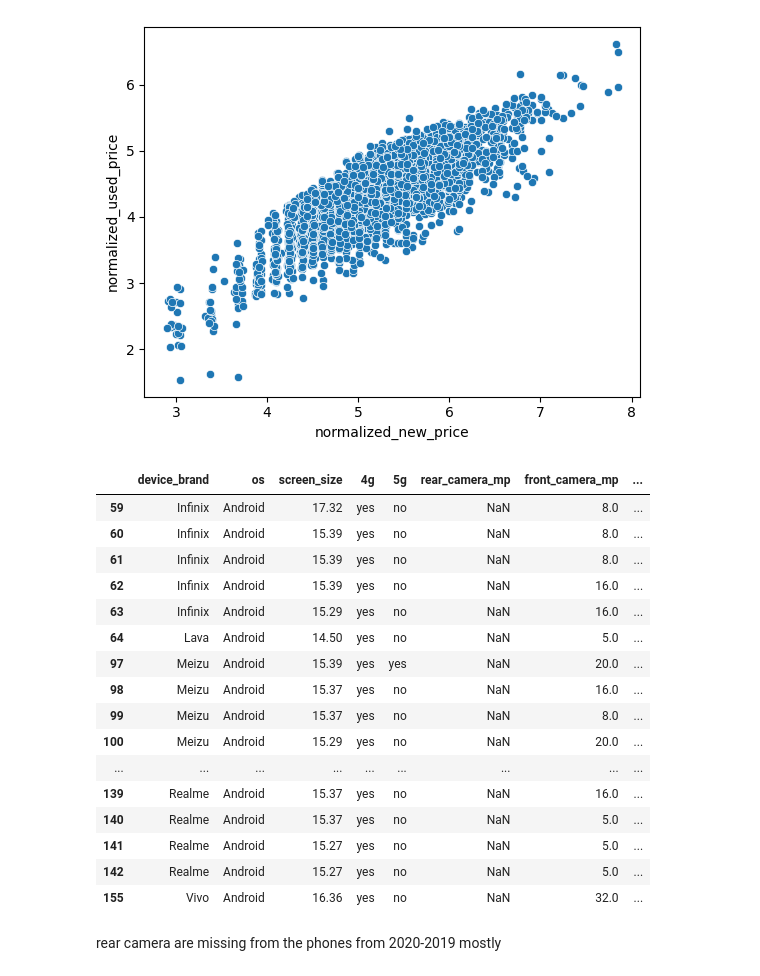
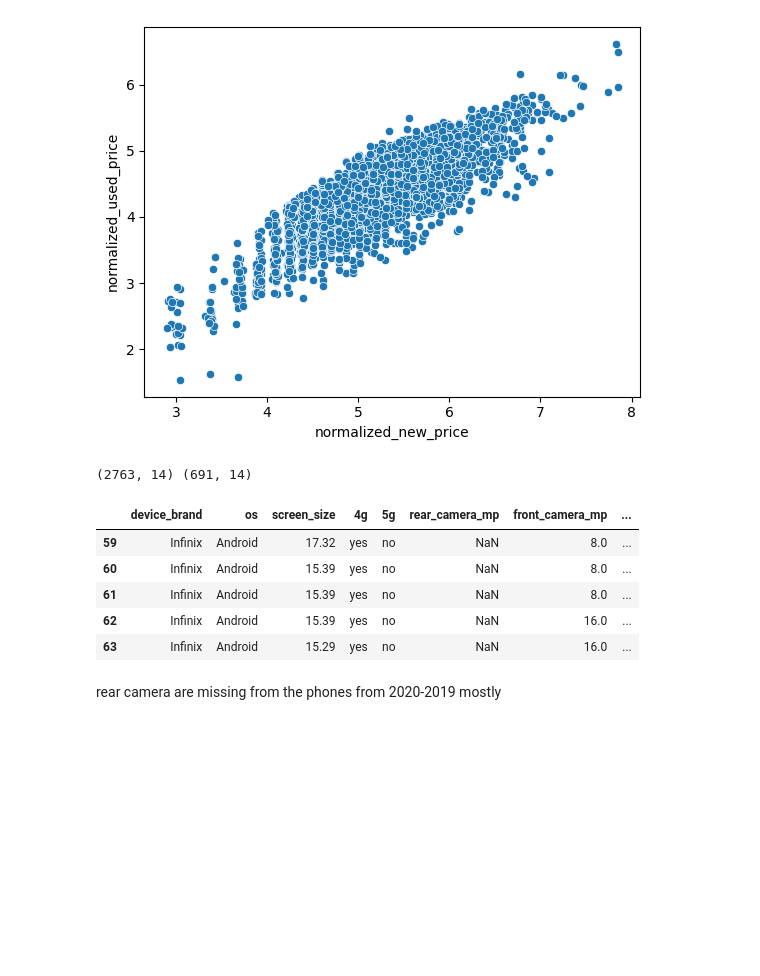
Before and after one commit to hussainmaroof98-oss/used_phone_prize_prediction, a Jupyter notebook: used_phone_price.ipynb, the cells around one changed output. Cells and saved outputs as stored; diff of their text form; code cells hidden in the pictures; blank space fills up the shorter version.

```diff
--- a/used_phone_price.ipynb
+++ b/used_phone_price.ipynb
@@ -7,7 +7,7 @@ import matplotlib.pyplot as plt
 import seaborn as sns
 
 
-df=pd.read_csv("/used_device_data.csv")
+df=pd.read_csv("/content/drive/MyDrive/used_device_data.csv")
 df.describe()
 # %% [output]
 |  | screen_size | rear_camera_mp | front_camera_mp | internal_memory | ram | battery | weight | ... |
@@ -158,27 +160,30 @@ sns.scatterplot(x="normalized_new_price", y="normalized_used_price", data=df)
 plt.show()
 # %% [output]
 [figure]
+# %%
+from sklearn.model_selection import train_test_split
+
+X = df.drop("normalized_used_price", axis=1)   # features
+y = df["normalized_used_price"]                # target
+
+X_train, X_test, y_train, y_test = train_test_split(
+    X, y, test_size=0.2, random_state=42
+)
+
+print(X_train.shape, X_test.shape)
+# %% [output]
+(2763, 14) (691, 14)
 # %%
 # 3. Who are the phones with missing rear camera?
-df[df["rear_camera_mp"].isnull()].head(30)
+df[df["rear_camera_mp"].isnull()].head(5)
+#we can adjust the value inside the head so to view wider range of data
 # %% [output]
 |  | device_brand | os | screen_size | 4g | 5g | rear_camera_mp | front_camera_mp | ... |
 | 59 | Infinix | Android | 17.32 | yes | no | NaN | 8.0 | ... |
 | 60 | Infinix | Android | 15.39 | yes | no | NaN | 8.0 | ... |
 | 61 | Infinix | Android | 15.39 | yes | no | NaN | 8.0 | ... |
 | 62 | Infinix | Android | 15.39 | yes | no | NaN | 16.0 | ... |
 | 63 | Infinix | Android | 15.29 | yes | no | NaN | 16.0 | ... |
-| 64 | Lava | Android | 14.50 | yes | no | NaN | 5.0 | ... |
-| 97 | Meizu | Android | 15.39 | yes | yes | NaN | 20.0 | ... |
-| 98 | Meizu | Android | 15.37 | yes | no | NaN | 16.0 | ... |
-| 99 | Meizu | Android | 15.37 | yes | no | NaN | 8.0 | ... |
-| 100 | Meizu | Android | 15.29 | yes | no | NaN | 20.0 | ... |
-| ... | ... | ... | ... | ... | ... | ... | ... | ... |
-| 139 | Realme | Android | 15.37 | yes | no | NaN | 16.0 | ... |
-| 140 | Realme | Android | 15.37 | yes | no | NaN | 5.0 | ... |
-| 141 | Realme | Android | 15.27 | yes | no | NaN | 5.0 | ... |
-| 142 | Realme | Android | 15.27 | yes | no | NaN | 5.0 | ... |
-| 155 | Vivo | Android | 16.36 | yes | no | NaN | 32.0 | ... |
 # %% [markdown]
 rear camera are missing from the phones from 2020-2019 mostly
 # %%
```
Also changed, not shown: parts of 14 cells of this notebook.
